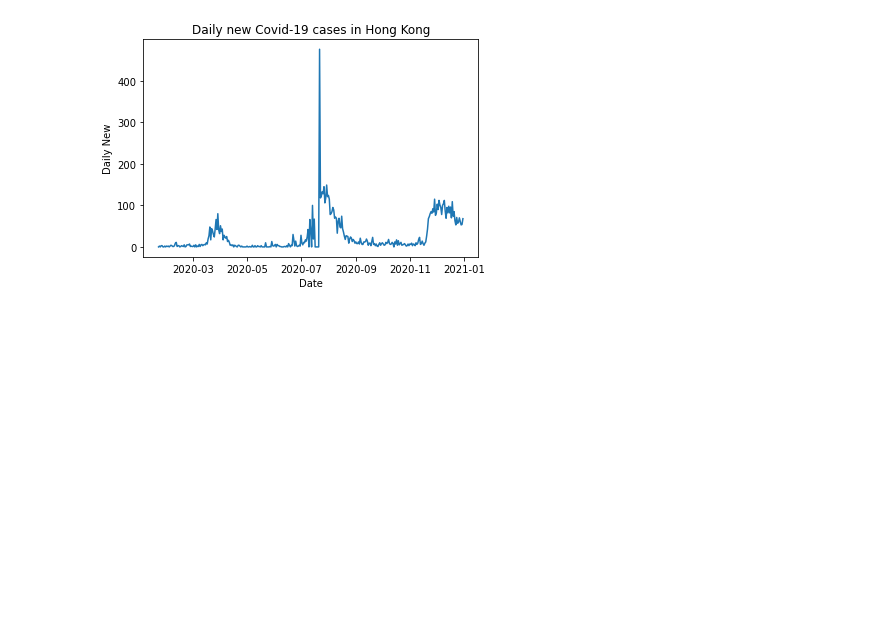
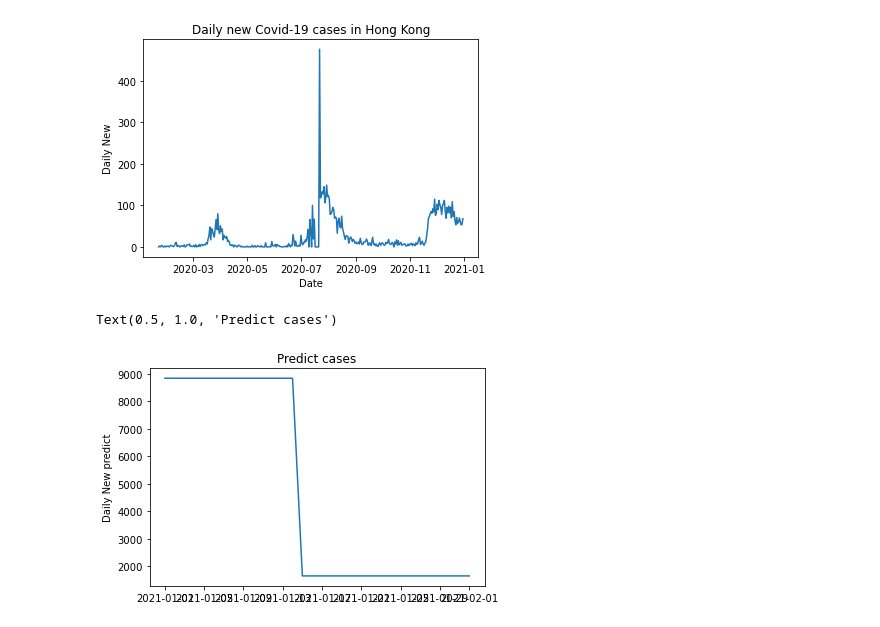
Before and after one commit to HZEmpire/Covid-19, a Jupyter notebook: CollectandAnalysis.ipynb, the cells around one changed output. Drawn from its saved outputs; the diff is of its cells as text; code cells hidden in the pictures; blank space fills up the shorter version.

```diff
--- a/CollectandAnalysis.ipynb
+++ b/CollectandAnalysis.ipynb
@@ -98,3 +99,20 @@ sns.lineplot().set_title("Daily new Covid-19 cases in Hong Kong")
 # %% [output]
 Text(0.5, 1.0, 'Daily new Covid-19 cases in Hong Kong')
 [figure]
+# %%
+import numpy as np
+
+Xtrain = np.array(list(range(345))).reshape(-1,1)
+Ytrain = np.array(result.Confirmed).reshape(-1,1)
+clf = svm.SVC(gamma=0.01)
+clf.fit(Xtrain , Ytrain)
+
+testtime = pd.date_range("2021-01-01","2021-02-01")
+Xtest = np.array(list(range(345,345+32))).reshape(-1,1)
+Ypredic = clf.predict(Xtest)
+
+sns.lineplot(x = testtime, y = Ypredic).set_ylabel("Daily New predict")
+sns.lineplot().set_title("Predict cases")
+# %% [output]
+Text(0.5, 1.0, 'Predict cases')
+[figure, added]
```
Also changed, not shown: parts of 3 cells of this notebook.
